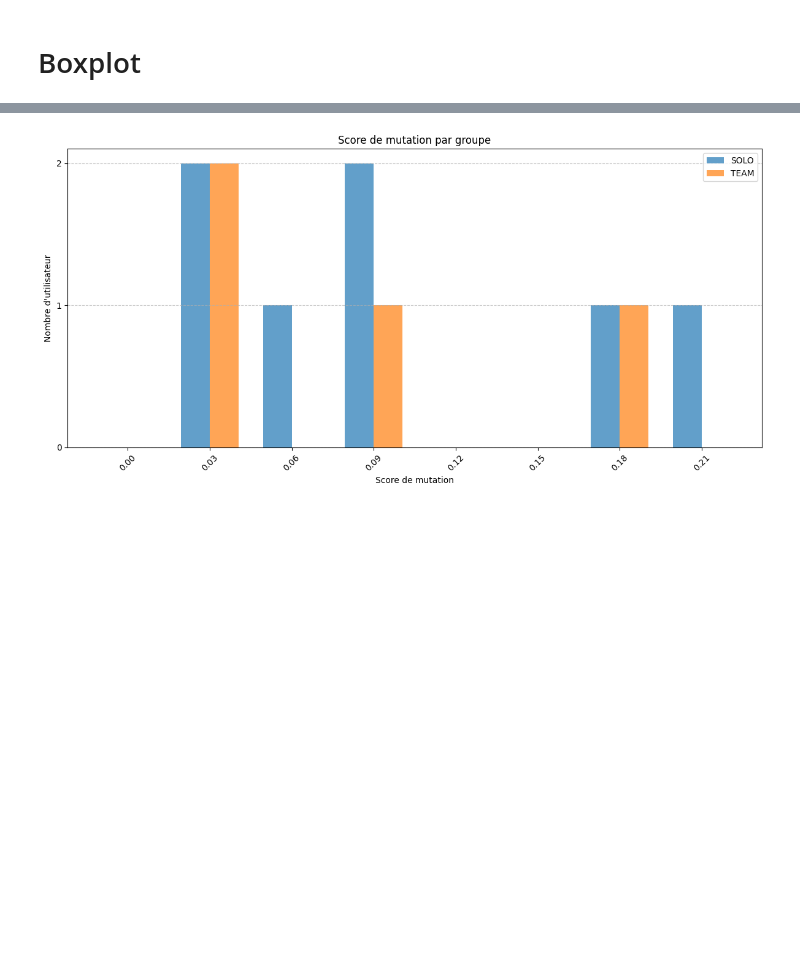
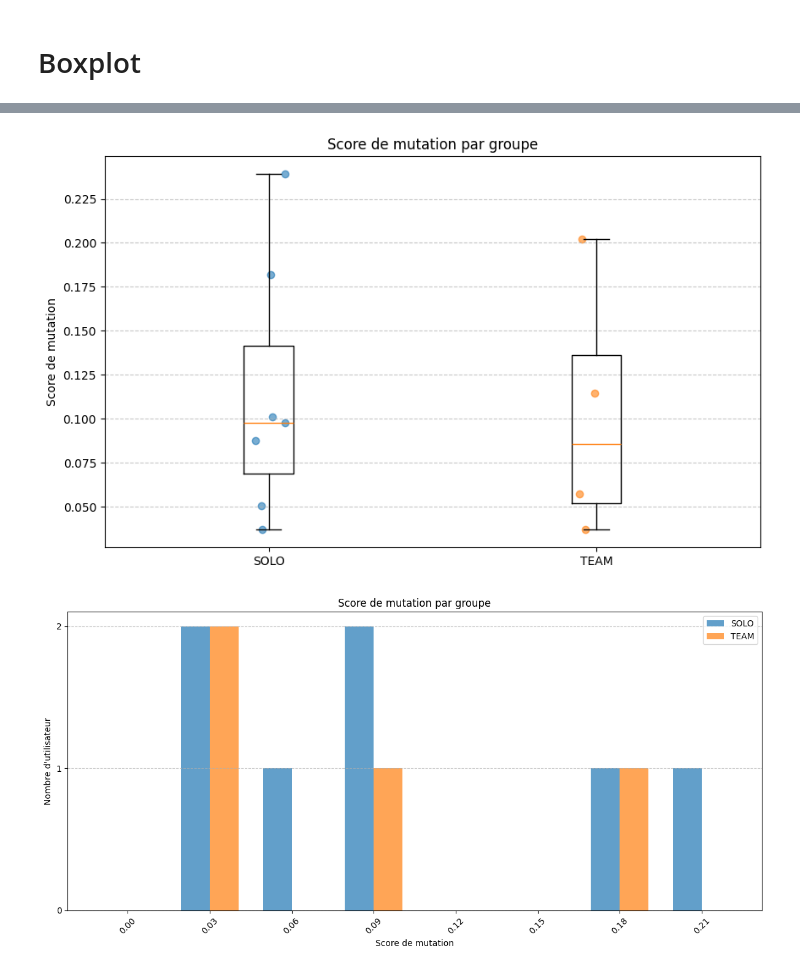
Before and after one commit to Dzenali/MemoireDataAnalytics, a Jupyter notebook: notebooks/analysis/Pitest.ipynb, the cells around one changed output, grey strips where cells are left out. Cells and saved outputs as stored; diff of their text form; code cells hidden in the pictures; blank space fills up the shorter version.

```diff
--- a/notebooks/analysis/Pitest.ipynb
+++ b/notebooks/analysis/Pitest.ipynb
@@ -35,3 +52,22 @@ plt.show()
+# %%
+
+
+plt.figure(figsize=(10, 6))
+plt.boxplot([
+    df_pitest[(df_pitest['game_mode'] == 'SOLO')][col],
+    df_pitest[(df_pitest['game_mode'] == 'TEAM')][col]
+], tick_labels=['SOLO', 'TEAM'])
+for i in [1,2]:
+    y = df_pitest[df_pitest['game_mode'] == ('SOLO' if i == 1 else 'TEAM')][col]
+    x = np.random.normal(i, 0.04, size=len(y))
+    plt.scatter(x, y, alpha=0.6)
+plt.title('Score de mutation par groupe')
+plt.ylabel('Score de mutation')
+plt.grid(axis='y', linestyle='--', alpha=0.7)
+plt.savefig(f"{pitest_figures_out}/mutation_score_by_game_mode.pdf")
+plt.show()
+# %% [output]
+[figure, added]
 # %%
 import numpy as np
 
```
Also changed, not shown: parts of 2 cells of this notebook, 47 other files.
